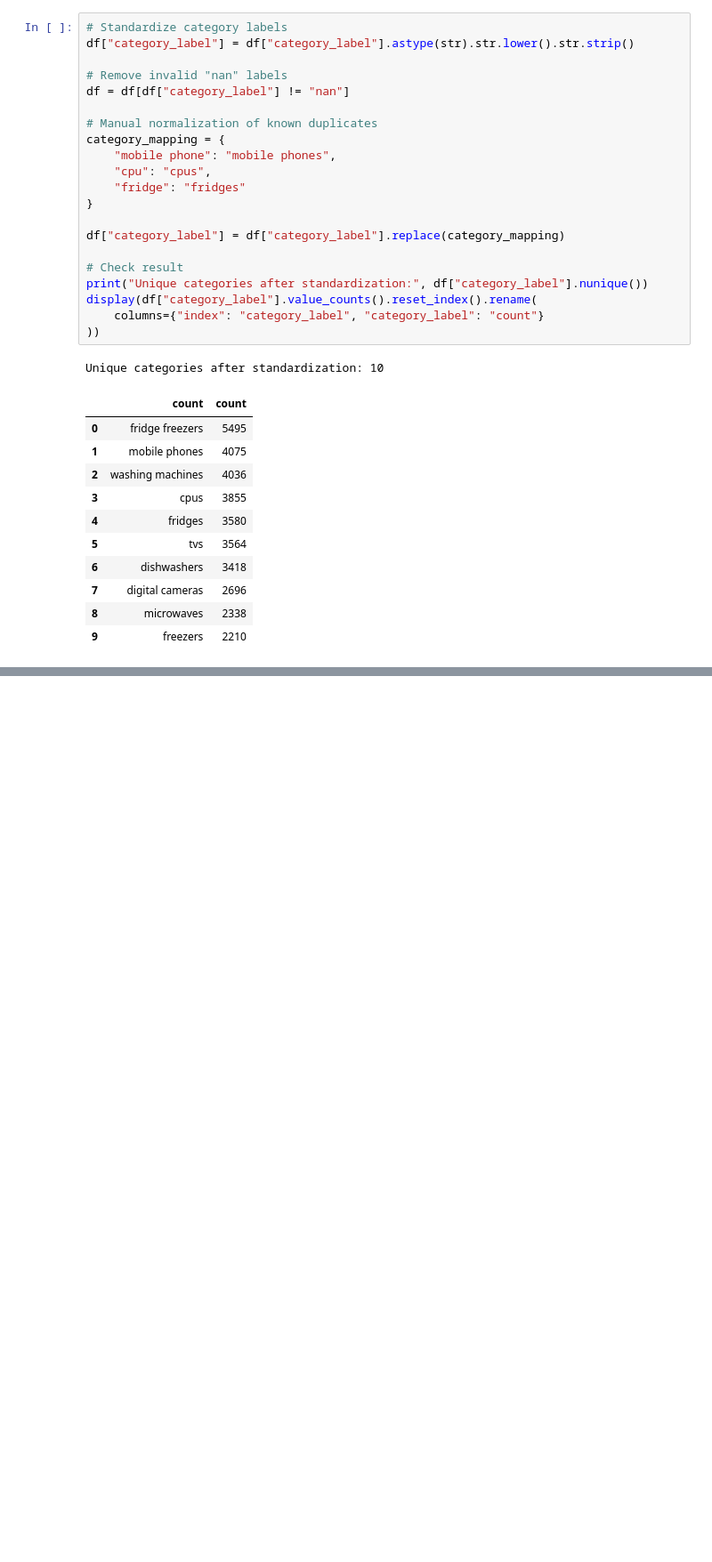
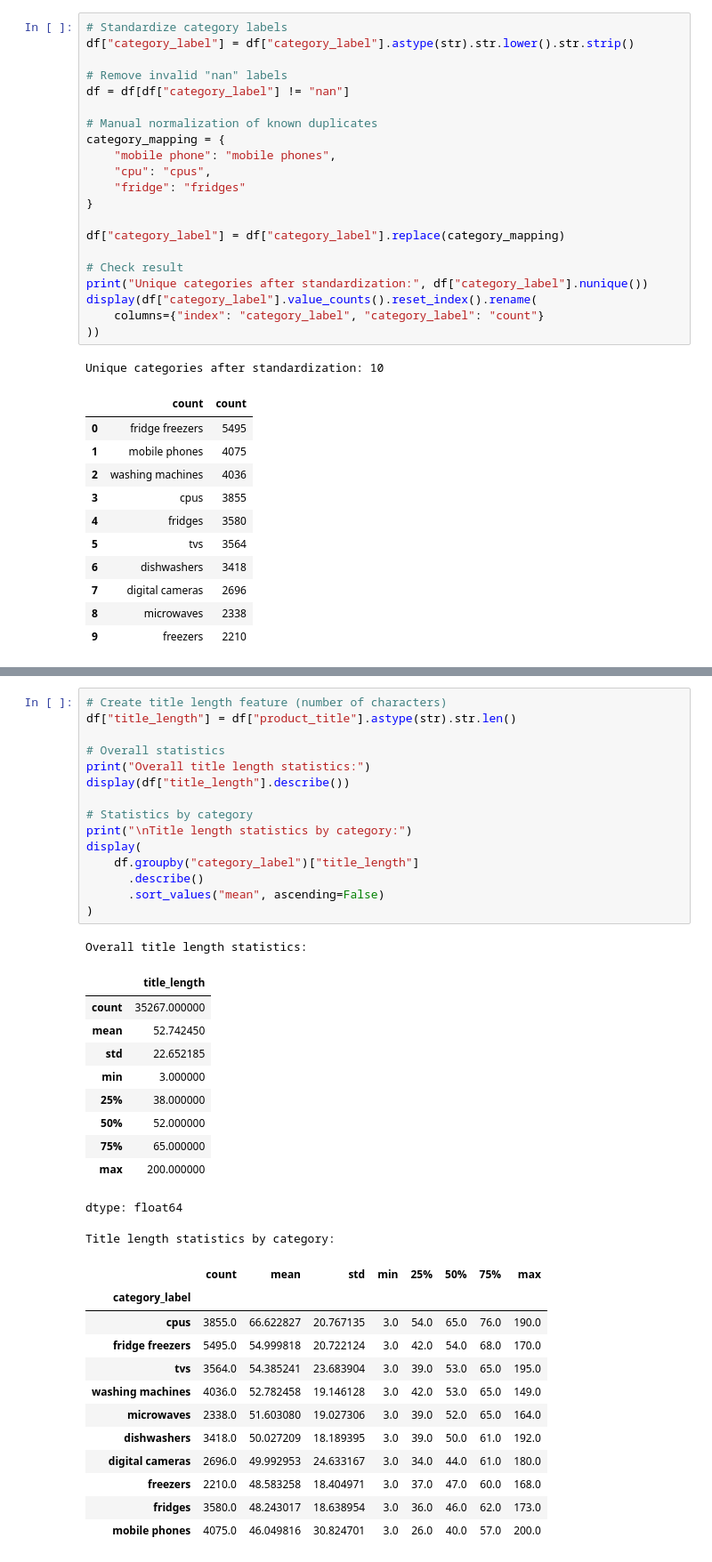
Before and after one commit to rakosdonja/product-category-classifier, a Jupyter notebook: notebooks/01_product_category_eda.ipynb, the cells around one changed output, grey strips where cells are left out. Shown at 89% size. Cells and saved outputs as stored; diff of their text form; blank space fills up the shorter version.

Commit message:
Add text EDA: product title length analysis

```diff
--- a/notebooks/01_product_category_eda.ipynb
+++ b/notebooks/01_product_category_eda.ipynb
@@ -261,0 +274,40 @@ Unique categories after standardization: 10
+# %%
+# Create title length feature (number of characters)
+df["title_length"] = df["product_title"].astype(str).str.len()
+
+# Overall statistics
+print("Overall title length statistics:")
+display(df["title_length"].describe())
+
+# Statistics by category
+print("\nTitle length statistics by category:")
+display(
+    df.groupby("category_label")["title_length"]
+      .describe()
+      .sort_values("mean", ascending=False)
+)
+# %% [output]
+Overall title length statistics:
+|  | title_length |
+| count | 35267.000000 |
+| mean | 52.742450 |
+| std | 22.652185 |
+| min | 3.000000 |
+| 25% | 38.000000 |
+| 50% | 52.000000 |
+| 75% | 65.000000 |
+| max | 200.000000 |
+dtype: float64
+Title length statistics by category:
+|  | count | mean | std | min | 25% | 50% | 75% | max |
+| category_label |  |  |  |  |  |  |  |  |
+| cpus | 3855.0 | 66.622827 | 20.767135 | 3.0 | 54.0 | 65.0 | 76.0 | 190.0 |
+| fridge freezers | 5495.0 | 54.999818 | 20.722124 | 3.0 | 42.0 | 54.0 | 68.0 | 170.0 |
+| tvs | 3564.0 | 54.385241 | 23.683904 | 3.0 | 39.0 | 53.0 | 65.0 | 195.0 |
+| washing machines | 4036.0 | 52.782458 | 19.146128 | 3.0 | 42.0 | 53.0 | 65.0 | 149.0 |
+| microwaves | 2338.0 | 51.603080 | 19.027306 | 3.0 | 39.0 | 52.0 | 65.0 | 164.0 |
+| dishwashers | 3418.0 | 50.027209 | 18.189395 | 3.0 | 39.0 | 50.0 | 61.0 | 192.0 |
+| digital cameras | 2696.0 | 49.992953 | 24.633167 | 3.0 | 34.0 | 44.0 | 61.0 | 180.0 |
+| freezers | 2210.0 | 48.583258 | 18.404971 | 3.0 | 37.0 | 47.0 | 60.0 | 168.0 |
+| fridges | 3580.0 | 48.243017 | 18.638954 | 3.0 | 36.0 | 46.0 | 62.0 | 173.0 |
+| mobile phones | 4075.0 | 46.049816 | 30.824701 | 3.0 | 26.0 | 40.0 | 57.0 | 200.0 |
```
Also changed, not shown: parts of 1 cell of this notebook.
